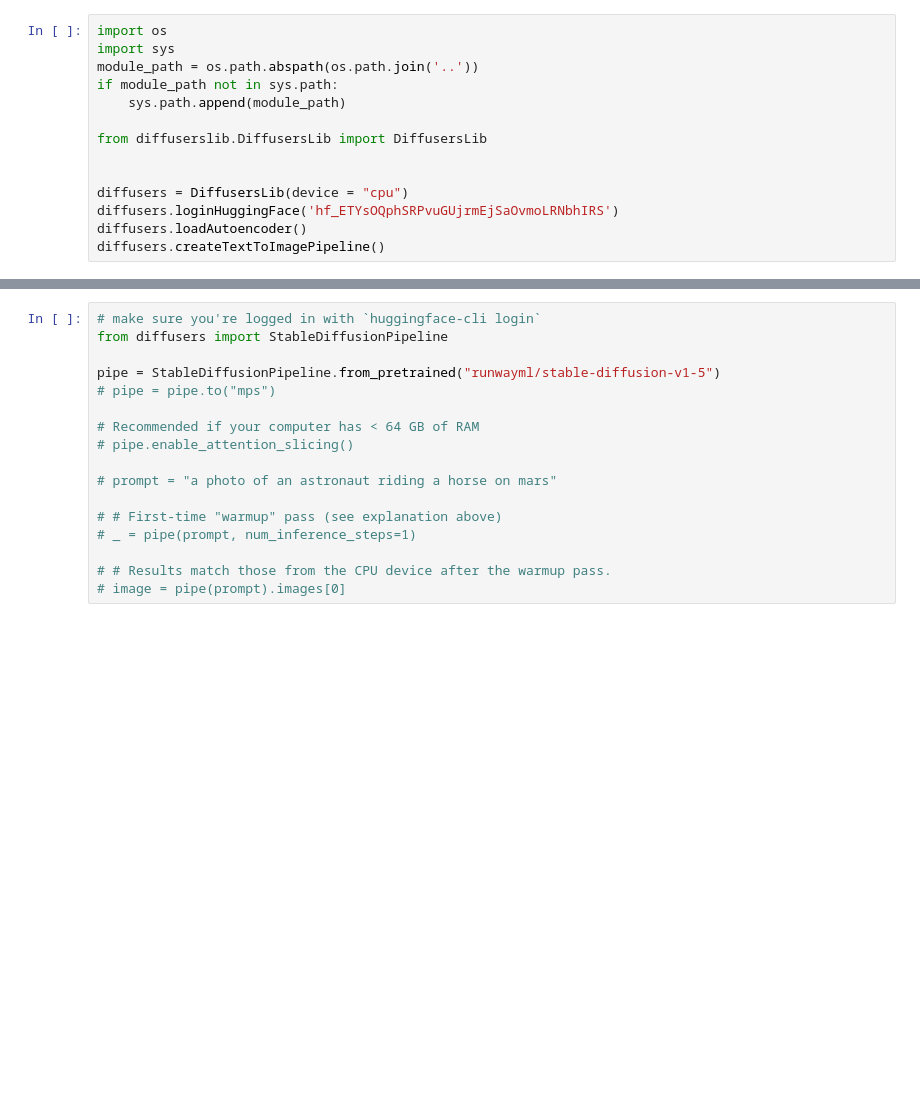
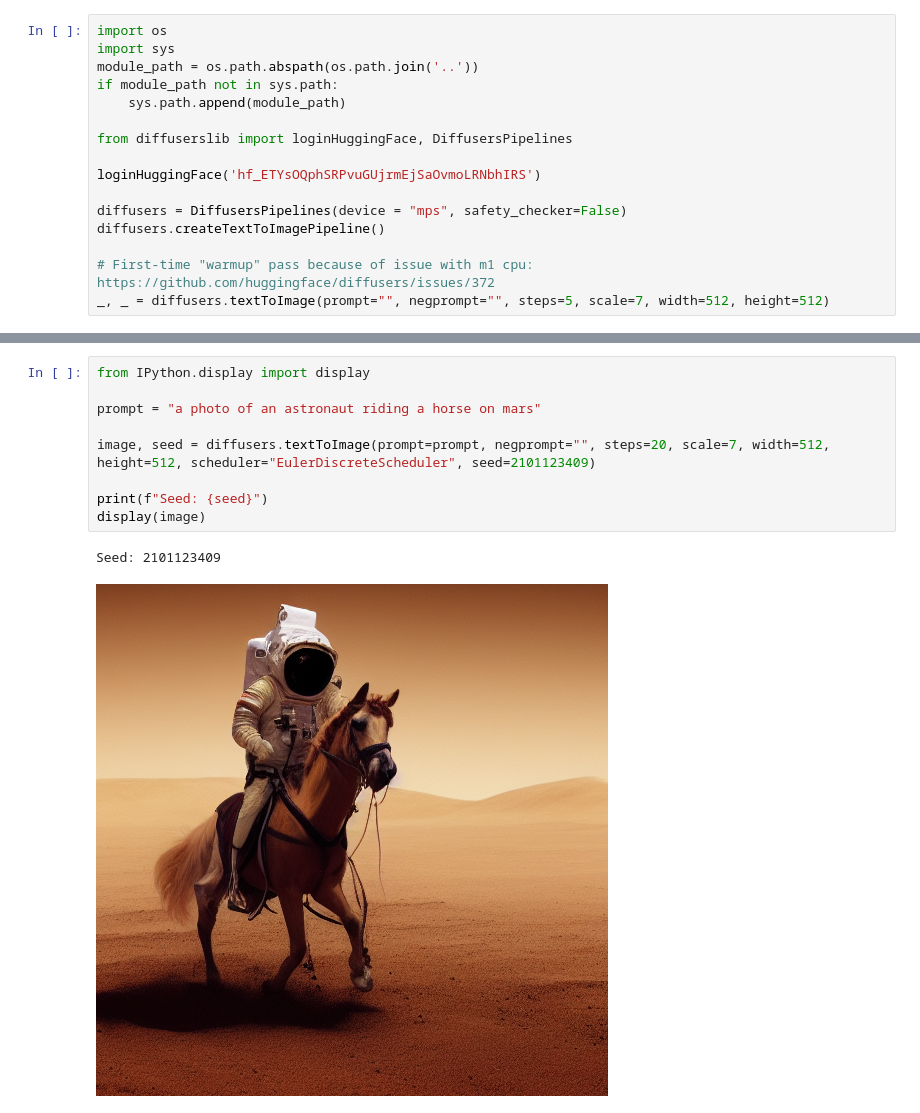
Before and after one commit to pigatron-industries/diffusers-playground, a Jupyter notebook: notebooks/test.ipynb, the cells around one changed output, grey strips where cells are left out. Saved outputs shown, nothing was run; the diff lists cells and outputs as text; blank space fills up the shorter version.

Commit message:
fix some issues

```diff
--- a/notebooks/test.ipynb
+++ b/notebooks/test.ipynb
@@ -7,10 +25,12 @@ module_path = os.path.abspath(os.path.join('..'))
 if module_path not in sys.path:
     sys.path.append(module_path)
 
-from diffuserslib.DiffusersLib import DiffusersLib
+from diffuserslib import loginHuggingFace, DiffusersPipelines
 
+loginHuggingFace('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')
 
-diffusers = DiffusersLib(device = "cpu")
-diffusers.loginHuggingFace('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')
-diffusers.loadAutoencoder()
+diffusers = DiffusersPipelines(device = "mps", safety_checker=False)
 diffusers.createTextToImagePipeline()
+
+# First-time "warmup" pass because of issue with m1 cpu: https://github.com/huggingface/diffusers/issues/372
+_, _ = diffusers.textToImage(prompt="", negprompt="", steps=5, scale=7, width=512, height=512)
@@ -17,17 +44,12 @@ diffusers.createTextToImagePipeline()
-# %%
-# make sure you're logged in with `huggingface-cli login`
-from diffusers import StableDiffusionPipeline
-
-pipe = StableDiffusionPipeline.from_pretrained("runwayml/stable-diffusion-v1-5")
-# pipe = pipe.to("mps")
-
-# Recommended if your computer has < 64 GB of RAM
-# pipe.enable_attention_slicing()
-
-# prompt = "a photo of an astronaut riding a horse on mars"
-
-# # First-time "warmup" pass (see explanation above)
-# _ = pipe(prompt, num_inference_steps=1)
-
-# # Results match those from the CPU device after the warmup pass.
-# image = pipe(prompt).images[0]
+# %%
+from IPython.display import display
+
+prompt = "a photo of an astronaut riding a horse on mars"
+
+image, seed = diffusers.textToImage(prompt=prompt, negprompt="", steps=20, scale=7, width=512, height=512, scheduler="EulerDiscreteScheduler", seed=2101123409)
+
+print(f"Seed: {seed}")
+display(image)
+# %% [output]
+Seed: 2101123409
+[figure, added]
```
Also changed, not shown: parts of 2 cells of this notebook, 2 other files.
